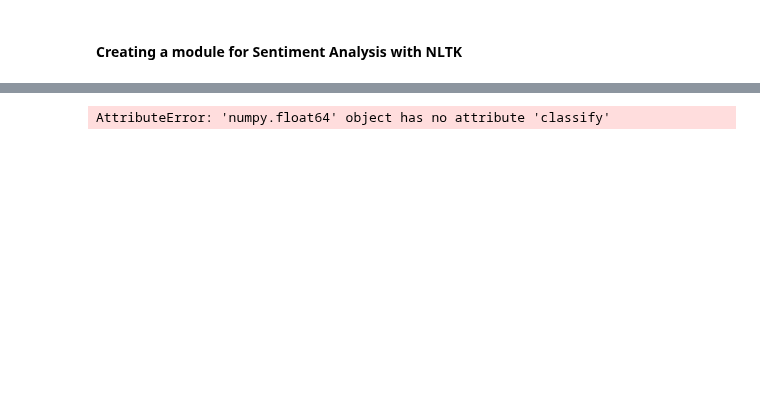
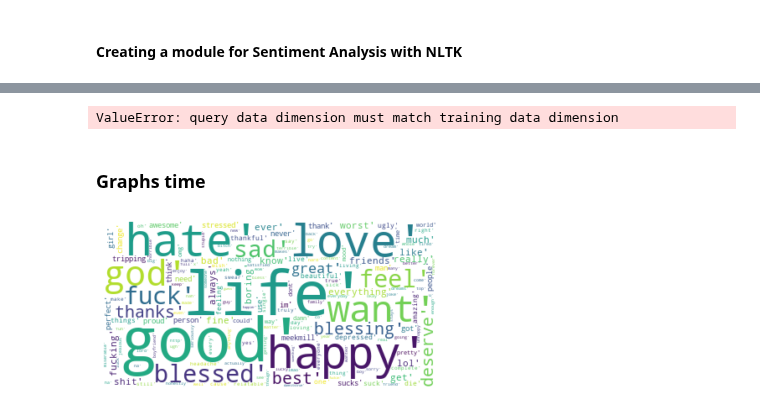
Before and after one commit to Oscartomas94/Project-Week-8-Final-Project, a Jupyter notebook: your-project/Modelo NLP.ipynb, the cells around one changed output, grey strips where cells are left out. Drawn from its saved outputs; the diff is of its cells as text; code cells hidden in the pictures; blank space fills up the shorter version.

```diff
--- a/your-project/Modelo NLP.ipynb
+++ b/your-project/Modelo NLP.ipynb
@@ -341,7 +340,19 @@ ModuleNotFoundError: No module named 'sentiment_mod'
 # With that, we can now use this file, and the sentiment function as a module.
 # Here's an example script that might utilize the module:
 
-
-print(sentiment("My life's horrible"))
+sentiment_knn("My life's horrible")
 # %% [output]
-AttributeError: 'numpy.float64' object has no attribute 'classify'
+ValueError: query data dimension must match training data dimension
+# %% [markdown]
+### Graphs time
+# %%
+# Generate a word cloud image
+wordcloud = WordCloud(stopwords=stopwords_list, background_color="white").generate(str(word_features))
+
+# Display the generated image:
+plt.imshow(wordcloud, interpolation='bilinear')
+# plt.figure(figsize=(40, 30))
+plt.axis("off")
+plt.show()
+# %% [output]
+[figure, added]
```
Also changed, not shown: parts of 22 cells of this notebook.
